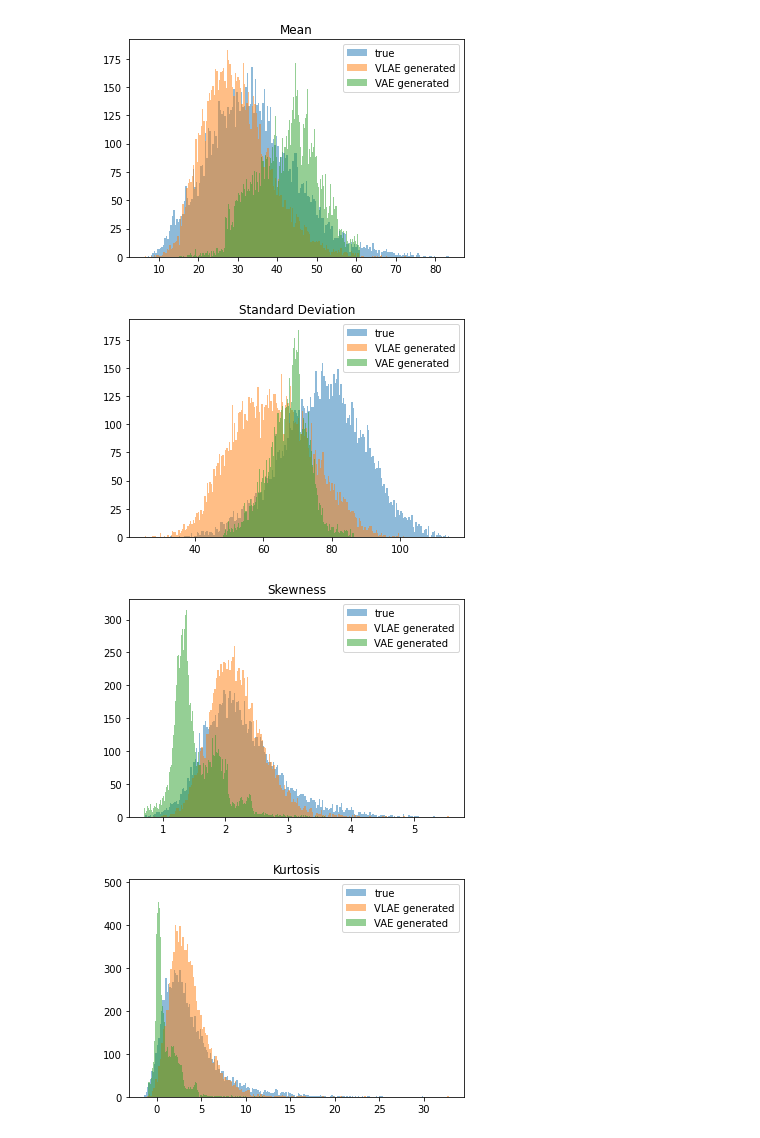
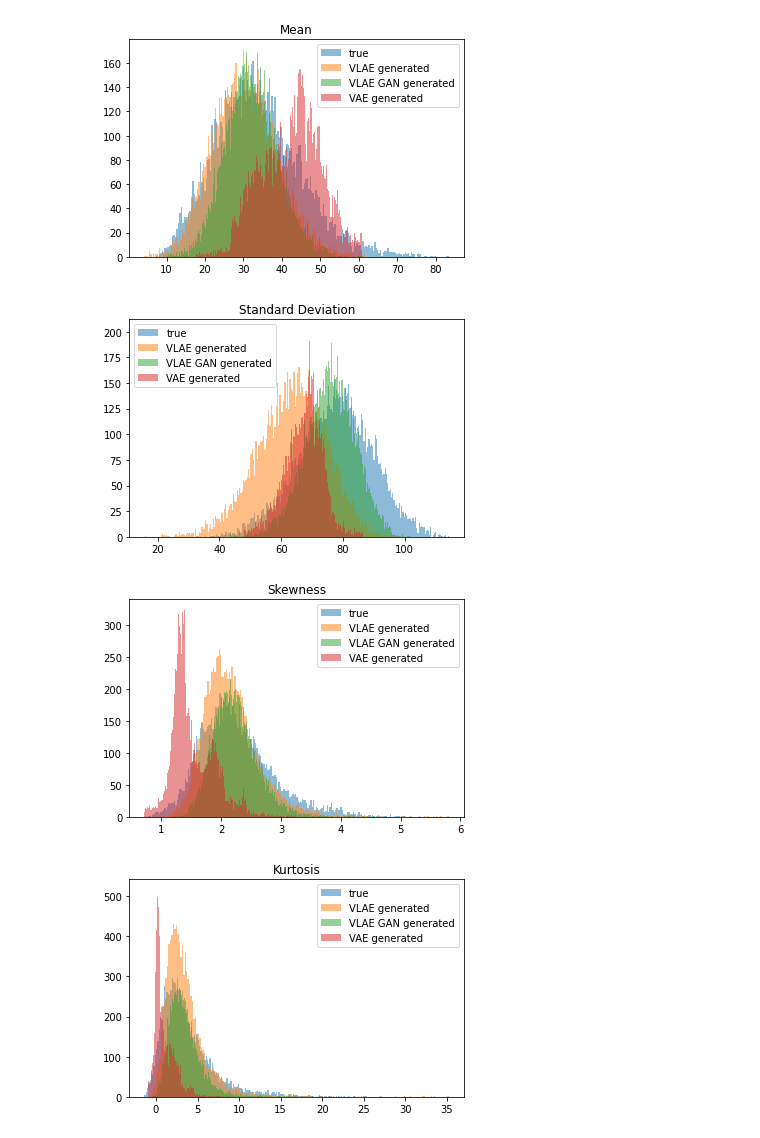
Before and after one commit to LeoIV/master-thesis-leonard, a Jupyter notebook: notebooks/results_14_04_2020.ipynb, the cells around one changed output. Drawn from its saved outputs; the diff is of its cells as text; code cells hidden in the pictures.

```diff
--- a/notebooks/results_14_04_2020.ipynb
+++ b/notebooks/results_14_04_2020.ipynb
@@ -3,5 +3,12 @@ from keras.datasets import mnist
 from sklearn.utils import shuffle
 from models.VLAE import VLAE
 
-vlae = VLAE(input_dim=(28, 28, 1), log_dir="", kernel_visualization_layer=1, num_samples=1, feature_map_layers=[1], inner_activation="ReLU", decay_rate=0, feature_map_reduction_factor=1, z_dims=[2,2,2])
-vlae.load_weights("/Users/leo/Downloads/vlae.h5")
+vlae = VLAE(input_dim=(28, 28, 1), log_dir="", use_dropout=True, use_batch_norm=True, inf0_kernels_strides_featuremaps=[(5, 2, 64)],
+                                                                   inf1_kernels_strides_featuremaps=[(3, 2, 64)],
+                                                                   ladder0_kernels_strides_featuremaps=[(5, 2, 64)],
+                                                                   ladder1_kernels_strides_featuremaps=[(5, 1, 64)],
+                                                                   ladder2_kernels_strides_featuremaps=[(3, 1, 64), (3, 1, 64)],
+                                                                   gen2_num_units=[1024, 1024],
+                                                                   gen1_num_units=[1024, 1024],
+                                                                   gen0_kernels_strides_featuremaps=[(5, 2, 64), (5, 2, 1)], kernel_visualization_layer=1, num_samples=1, feature_map_layers=[1], inner_activation="ReLU", decay_rate=0, feature_map_reduction_factor=1, z_dims=[2,2,2])
+vlae.load_weights("/Users/leo/Downloads/vlae_mnist_13_05_2020.h5")
@@ -27,5 +15,5 @@ WARNING:tensorflow:From /Users/leo/.local/share/virtualenvs/Master_Thesis-iDondh
 # %%
-from models.VAE import VariationalAutoencoder
+from models.VAE import VAE
 
-vae = VariationalAutoencoder(input_dim=(128,128,1),encoder_conv_filters=[32, 64, 64, 64],encoder_conv_kernel_size=[3, 3, 3, 3], encoder_conv_strides=[2, 2, 2, 2],decoder_conv_t_filters=[64, 64, 32, 1],decoder_conv_t_kernel_size=[3, 3, 3, 3],decoder_conv_t_strides=[2, 2, 2, 2],z_dims=[2], log_dir="", feature_map_layers=[], kernel_visualization_layer=1, dropout_rate=0.3, use_batch_norm=True, use_dropout=True)
+vae = VAE(input_dim=(128,128,1),encoder_conv_filters=[32, 64, 64, 64],encoder_conv_kernel_size=[3, 3, 3, 3], encoder_conv_strides=[2, 2, 2, 2],decoder_conv_t_filters=[64, 64, 32, 1],decoder_conv_t_kernel_size=[3, 3, 3, 3],decoder_conv_t_strides=[2, 2, 2, 2],z_dims=[2], log_dir="", feature_map_layers=[], kernel_visualization_layer=1, dropout_rate=0.3, use_batch_norm=True, use_dropout=True)
 vae.load_weights("/Users/leo/Downloads/vanilla_vae.h5")
@@ -35,0 +20,4 @@ Please use `rate` instead of `keep_prob`. Rate should be set to `rate = 1 - keep
+# %%
+import keras
+vlaegan = keras.models.load_model('/Users/leo/Downloads/vlae_gan_mnist.h5')
+vlaegan_decoder = vlaegan.layers[-1]
@@ -54,6 +62,15 @@ vlae_gens_sd = np.std(vlae_gens, axis=1)
 vlae_gens_skew = sp.stats.skew(vlae_gens, axis=1)
 vlae_gens_kurt = sp.stats.kurtosis(vlae_gens, axis=1)
 
+vlaegan_gens = vlaegan_decoder.predict([np.random.multivariate_normal([0.,0.], [[1.0, 0.0],[0.0, 1.0]], size=10000) for _ in range(3)]).squeeze()
+vlaegan_gens = np.stack(vlaegan_gens)
+vlaegan_gens *= 255.0
+vlaegan_gens = vlaegan_gens.reshape(vlaegan_gens.shape[0], -1)
+vlaegan_gens_mean = np.mean(vlaegan_gens, axis=1)
+vlaegan_gens_sd = np.std(vlaegan_gens, axis=1)
+vlaegan_gens_skew = sp.stats.skew(vlaegan_gens, axis=1)
+vlaegan_gens_kurt = sp.stats.kurtosis(vlaegan_gens, axis=1)
+
 vae_gens = vae.decoder.predict(np.random.multivariate_normal([0.,0.], [[1.0, 0.0],[0.0, 1.0]], size=10000))
 vae_gens = np.stack(vae_gens)
 vae_gens *= 255.0
@@ -227,37 +288,41 @@ plt.close()
 bins = 200
 plt.title("Mean")
 plt.hist(mnist_mean, bins, alpha=0.5, label="true")
 plt.hist(vlae_gens_mean, bins, alpha=0.5, label="VLAE generated")
+plt.hist(vlaegan_gens_mean, bins, alpha=0.5, label="VLAE GAN generated")
 plt.hist(vae_gens_mean, bins, alpha=0.5, label="VAE generated")
 plt.legend()
 plt.show()
 plt.close()
 plt.title("Standard Deviation")
 plt.hist(mnist_sd, bins, alpha=0.5, label="true")
 plt.hist(vlae_gens_sd, bins, alpha=0.5, label="VLAE generated")
+plt.hist(vlaegan_gens_sd, bins, alpha=0.5, label="VLAE GAN generated")
 plt.hist(vae_gens_sd, bins, alpha=0.5, label="VAE generated")
 plt.legend()
 plt.show()
 plt.close()
 plt.title("Skewness")
 plt.hist(mnist_skew, bins, alpha=0.5, label="true")
 plt.hist(vlae_gens_skew, bins, alpha=0.5, label="VLAE generated")
+plt.hist(vlaegan_gens_skew, bins, alpha=0.5, label="VLAE GAN generated")
 plt.hist(vae_gens_skew, bins, alpha=0.5, label="VAE generated")
 plt.legend()
 plt.show()
 plt.close()
 plt.title("Kurtosis")
 plt.hist(mnist_kurt, bins, alpha=0.5, label="true")
 plt.hist(vlae_gens_kurt, bins, alpha=0.5, label="VLAE generated")
+plt.hist(vlaegan_gens_kurt, bins, alpha=0.5, label="VLAE GAN generated")
 plt.hist(vae_gens_kurt, bins, alpha=0.5, label="VAE generated")
 plt.legend()
 plt.show()
 plt.close()
 # %% [output]
-[figure, old version]
+[figure, new version]
-[figure, old version]
+[figure, new version]
-[figure, old version]
+[figure, new version]
-[figure, old version]
+[figure, new version]
 # %%
 from keras import Input, Model
 from keras.layers import Conv2D, BatchNormalization, LeakyReLU, Flatten, Dense
```
Also changed, not shown: parts of 18 cells of this notebook, 8 other files.
